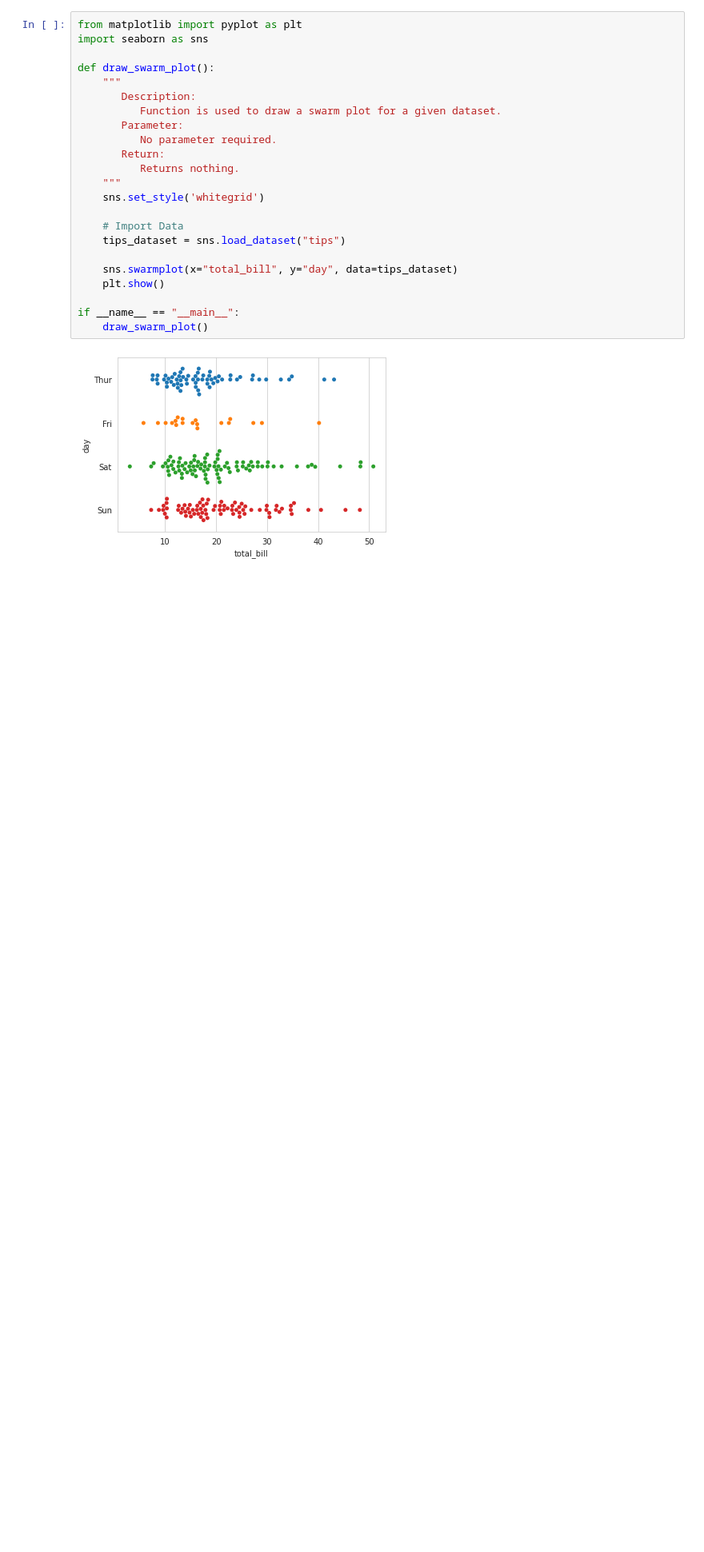
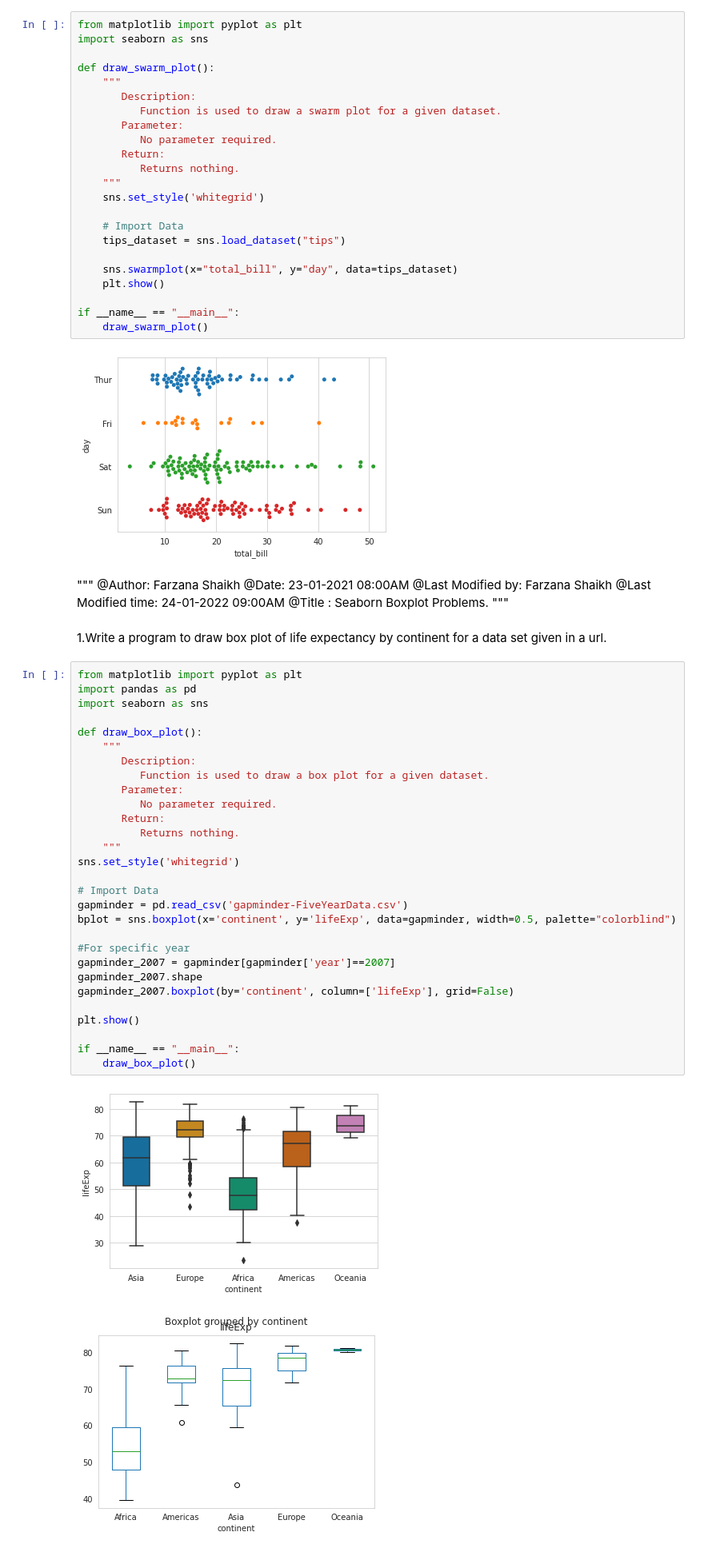
Before and after one commit to shaikhfarzana/Python-Libraries, a Jupyter notebook: Seaborn_Problems/Seaborn_Scatterplot/Seaborn_Scatterplot.ipynb, the cells around one changed output. Shown: that part at 80% size. Drawn from its saved outputs; the diff is of its cells as text; blank space fills up the shorter version.

Commit message:
[Farzana] Refactor: Python program to draw box plot of life expectancy by continent for a data set given in a url.

```diff
--- a/Seaborn_Problems/Seaborn_Scatterplot/Seaborn_Scatterplot.ipynb
+++ b/Seaborn_Problems/Seaborn_Scatterplot/Seaborn_Scatterplot.ipynb
@@ -157,3 +157,45 @@ if __name__ == "__main__":
     draw_swarm_plot()
 # %% [output]
 [figure]
+# %% [markdown]
+"""
+@Author: Farzana Shaikh
+@Date: 23-01-2021 08:00AM
+@Last Modified by: Farzana Shaikh
+@Last Modified time: 24-01-2022 09:00AM
+@Title : Seaborn Boxplot Problems.
+"""
+# %% [markdown]
+1.Write a program to draw box plot of life expectancy by continent for a data set given in a url.
+# %%
+from matplotlib import pyplot as plt
+import pandas as pd
+import seaborn as sns
+
+def draw_box_plot():
+    """
+       Description:
+          Function is used to draw a box plot for a given dataset.
+       Parameter:
+          No parameter required.
+       Return:
+          Returns nothing.
+    """
+sns.set_style('whitegrid')
+
+# Import Data
+gapminder = pd.read_csv('gapminder-FiveYearData.csv')
+bplot = sns.boxplot(x='continent', y='lifeExp', data=gapminder, width=0.5, palette="colorblind")
+
+#For specific year
+gapminder_2007 = gapminder[gapminder['year']==2007]
+gapminder_2007.shape
+gapminder_2007.boxplot(by='continent', column=['lifeExp'], grid=False)
+
+plt.show()
+
+if __name__ == "__main__":
+    draw_box_plot()
+# %% [output]
+[figure, added]
+[figure, added]
```
Also changed, not shown: parts of 1 cell of this notebook.
